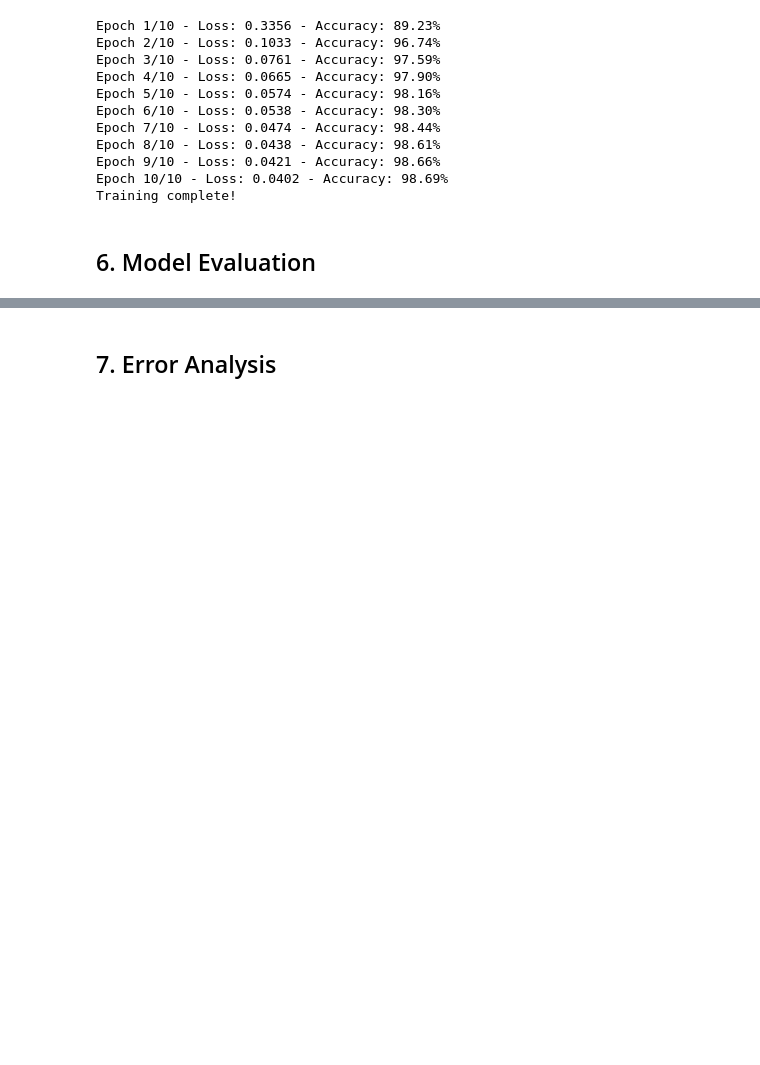
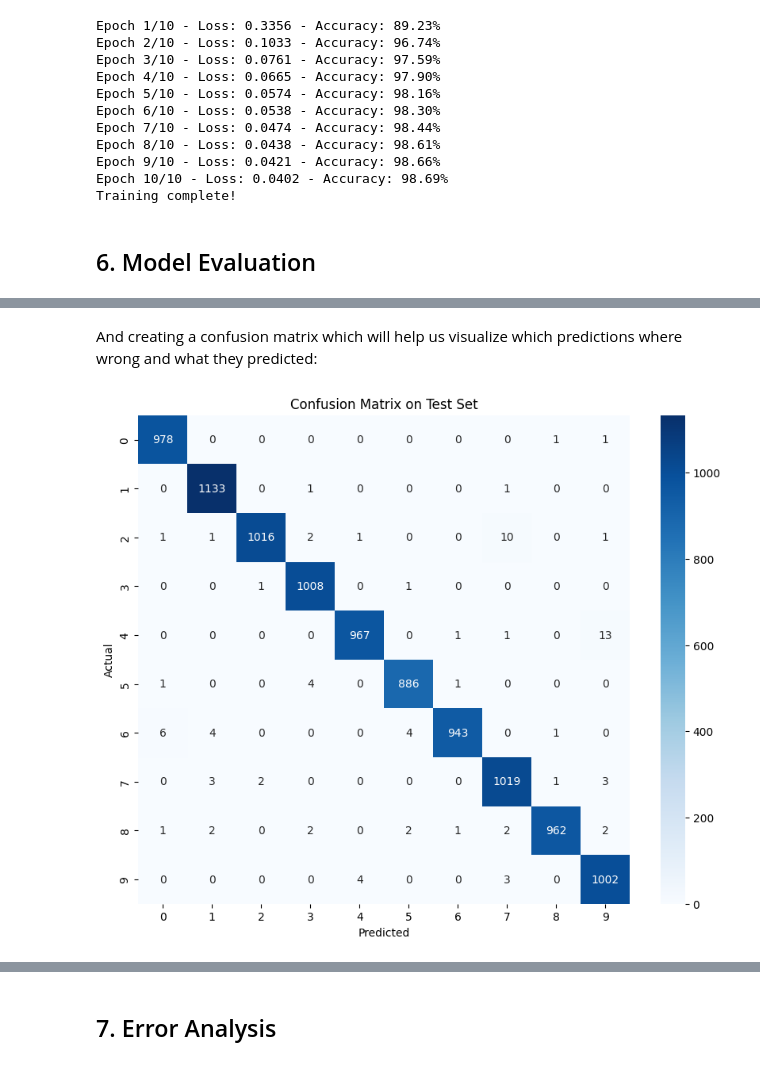
Before and after one commit to sam478/mnist-cnn, a Jupyter notebook: notebooks/cnn_mnist_pipeline.ipynb, the cells around one changed output, grey strips where cells are left out. Cells and saved outputs as stored; diff of their text form; code cells hidden in the pictures; blank space fills up the shorter version.

Commit message:
Model evaluation and error analisys

```diff
--- a/notebooks/cnn_mnist_pipeline.ipynb
+++ b/notebooks/cnn_mnist_pipeline.ipynb
@@ -359,0 +360,17 @@ Training complete!
+# %%
+model.eval()  # Set model to evaluation mode, not strictly necessary but good practice
+
+all_predictions = []
+all_labels = []
+
+# No gradients needed for evaluation, saves memory for inferance
+with torch.no_grad():
+    for images, labels in test_loader:
+        outputs = model(images)
+        _, predicted = torch.max(outputs, 1)
+        all_predictions.extend(predicted.tolist())
+        all_labels.extend(labels.tolist())
+
+# Print classification report with precision, recall, f1-score
+print("Classification Report:")
+print(classification_report(all_labels, all_predictions, digits=3))
@@ -359,0 +401,15 @@ Training complete!
+# %% [markdown]
+And creating a confusion matrix which will help us visualize which predictions where wrong and what they predicted:
+# %%
+# Confusion matrix visualization
+cm = confusion_matrix(all_labels, all_predictions)
+
+plt.figure(figsize=(10, 8))
+sns.heatmap(cm, annot=True, fmt='d', cmap='Blues',
+            xticklabels=range(10), yticklabels=range(10))
+plt.xlabel('Predicted')
+plt.ylabel('Actual')
+plt.title('Confusion Matrix on Test Set')
+plt.show()
+# %% [output]
+[figure, added]
```
Also changed, not shown: parts of 15 cells of this notebook.
